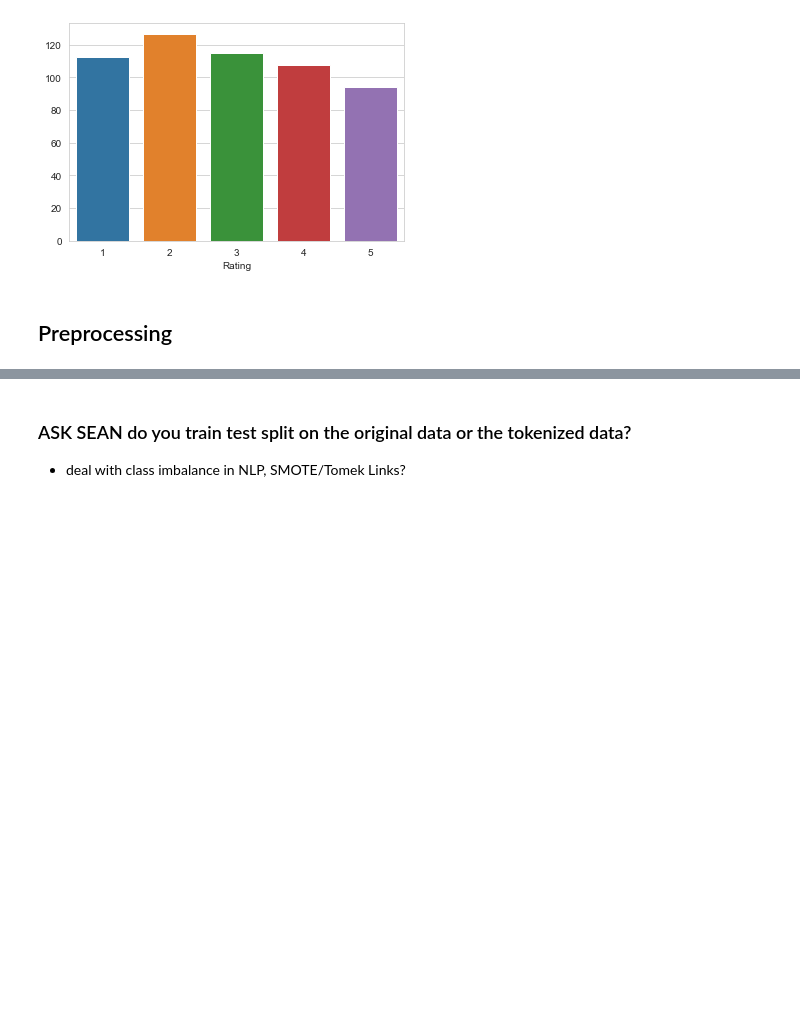
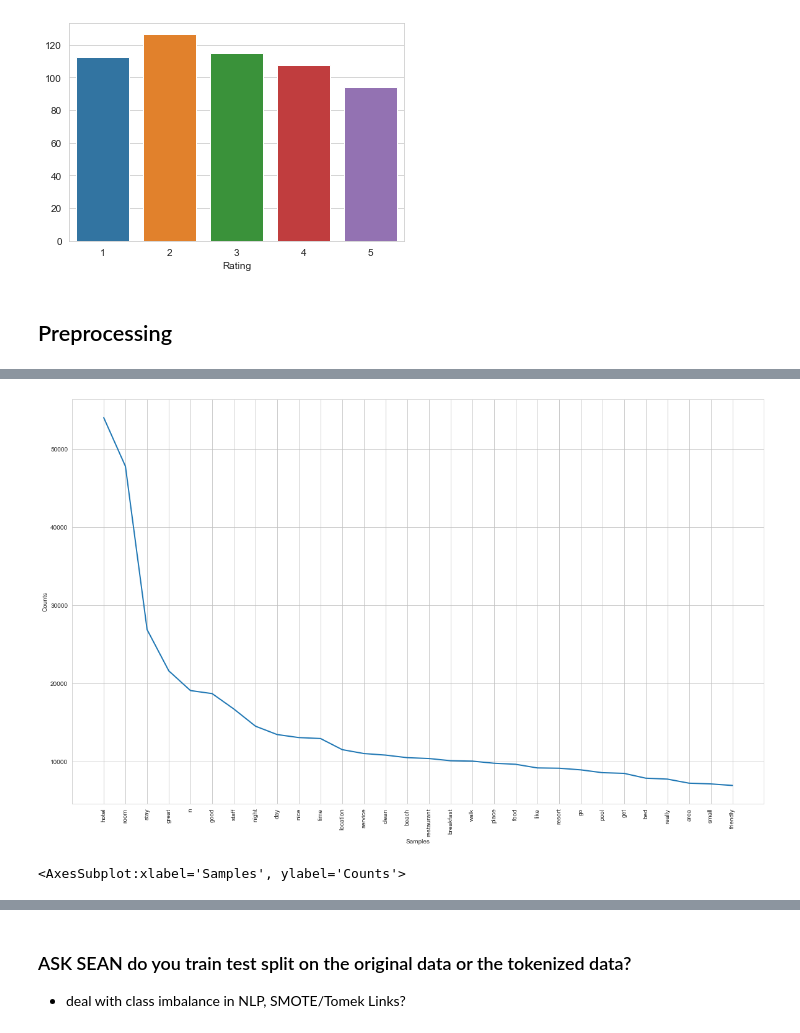
Before and after one commit to rylewww/Tripadvisor-NLP, a Jupyter notebook: Data_Analysis.ipynb, the cells around one changed output, grey strips where cells are left out. Drawn from its saved outputs; the diff is of its cells as text; code cells hidden in the pictures; blank space fills up the shorter version.

```diff
--- a/Data_Analysis.ipynb
+++ b/Data_Analysis.ipynb
@@ -128,3 +167,15 @@ df.head()
+# %%
+tokenized_words = df['tokenized_words'].to_list()
+word_list = []
+for x in tokenized_words:
+    word_list.extend(x)
+word_list
+freq_dist_text = nltk.FreqDist(word_list)
+plt.subplots(figsize=(20,12))
+freq_dist_text.plot(30)
+# %% [output]
+[figure, added]
+<AxesSubplot:xlabel='Samples', ylabel='Counts'>
 # %%
 from wordcloud import WordCloud, STOPWORDS
 import matplotlib.pyplot as plt
```
Also changed, not shown: parts of 77 cells of this notebook.
